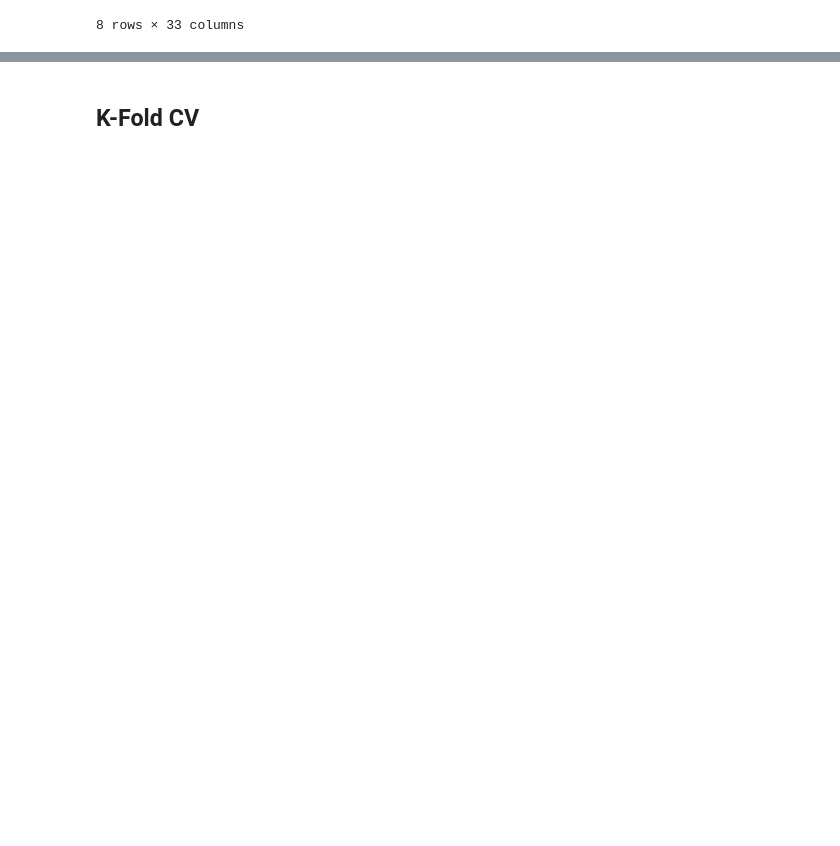
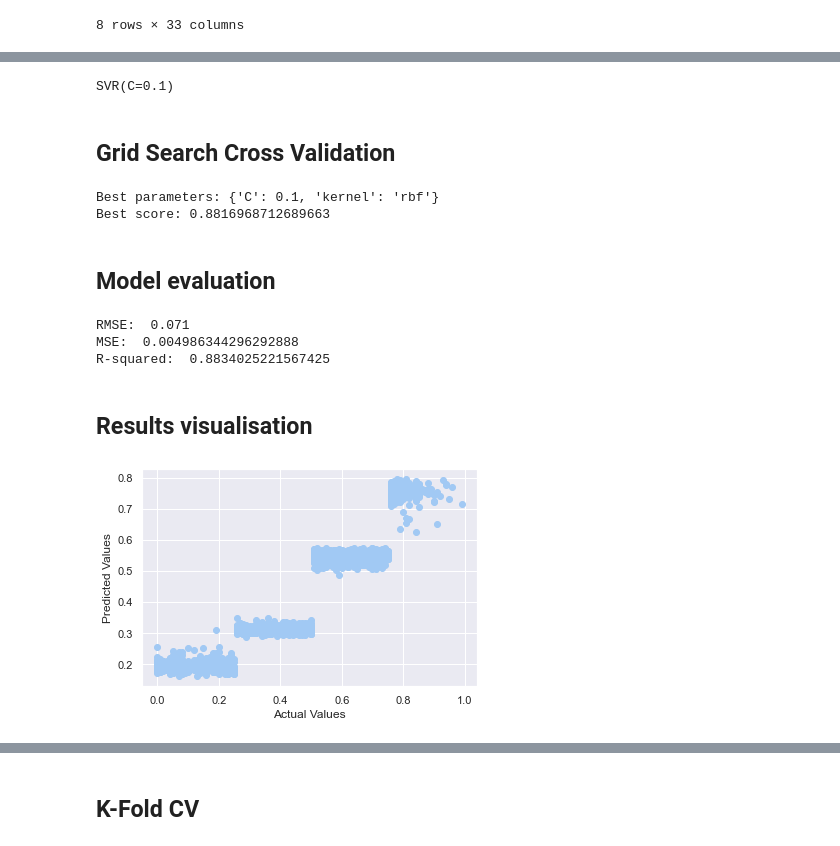
Before and after one commit to bohdan167/DAA, a Jupyter notebook: Datasets_&_Notebooks/Nosso Dataset/SongPopularity.ipynb, the cells around one changed output, grey strips where cells are left out. Cells and saved outputs as stored; diff of their text form; code cells hidden in the pictures; blank space fills up the shorter version.

```diff
--- a/Datasets_&_Notebooks/Nosso Dataset/SongPopularity.ipynb
+++ b/Datasets_&_Notebooks/Nosso Dataset/SongPopularity.ipynb
@@ -702,0 +529,62 @@ from sklearn import svm
+# %%
+from sklearn.svm import SVR
+
+# Splitting the dataset into training and testing set
+X_train_svr, X_test_svr, y_train_svr, y_test_svr = train_test_split(X, y, test_size = 0.2, random_state = 28)
+# %%
+# Initializing the SVR model
+svr_model = SVR(C=0.1,kernel='rbf')
+
+# Fitting the SVR model to the data
+svr_model.fit(X_train_svr, y_train_svr.ravel())
+# %% [output]
+SVR(C=0.1)
+# %% [markdown]
+## Grid Search Cross Validation
+# %%
+from sklearn.model_selection import GridSearchCV
+
+# Define the parameter grid
+param_grid = {'kernel': ['linear', 'rbf'], 'C': [0.1, 1, 10]}
+
+# Create the grid search object
+grid_search = GridSearchCV(svr_model, param_grid, cv=5)
+
+# Fit the grid search object to the data
+grid_search.fit(X_train_svr, y_train_svr)
+
+# Print the best parameters and the best score
+print("Best parameters:", grid_search.best_params_)
+print("Best score:", grid_search.best_score_)
+# %% [output]
+Best parameters: {'C': 0.1, 'kernel': 'rbf'}
+Best score: 0.8816968712689663
+# %% [markdown]
+## Model evaluation
+# %%
+# Predicting the target values of the test set
+y_pred_svr = svr_model.predict(X_test_svr)
+
+# RMSE (Root Mean Square Error)
+rmse = float(format(np.sqrt(mean_squared_error(y_test_svr, y_pred_svr)), '.3f'))
+print("RMSE: ", rmse)
+
+mse = mean_squared_error(y_test_svr, y_pred_svr)
+print("MSE: ", mse)
+
+r2 = r2_score(y_test_svr, y_pred_svr)
+print("R-squared: ", r2)
+# %% [output]
+RMSE:  0.071
+MSE:  0.004986344296292888
+R-squared:  0.8834025221567425
+# %% [markdown]
+## Results visualisation
+# %%
+# Create a scatter plot of the predictions vs the actual values
+plt.scatter(y_test_svr, y_pred_svr)
+plt.xlabel("Actual Values")
+plt.ylabel("Predicted Values")
+plt.show()
+# %% [output]
+[figure, added]
```
Also changed, not shown: parts of 86 cells of this notebook, 3 other files.
